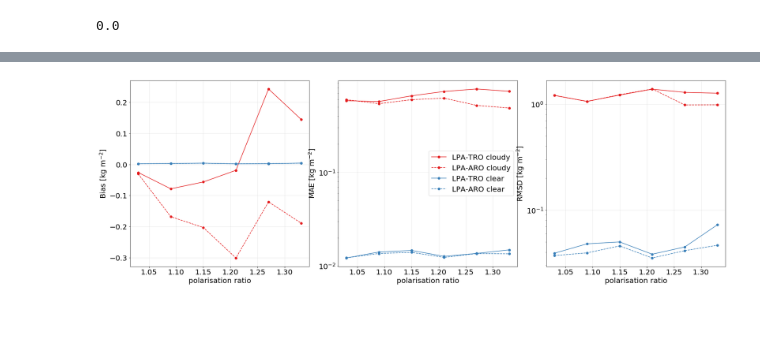
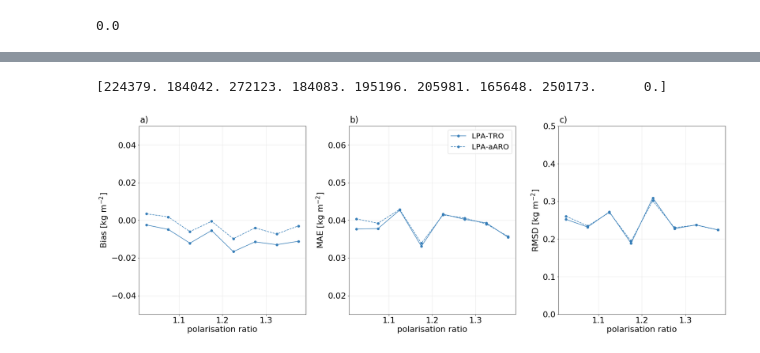
Before and after one commit to ikaur17/IWC2TB, a Jupyter notebook: notebooks/comparison_aro_tro.ipynb, the cells around one changed output, grey strips where cells are left out. Drawn from its saved outputs; the diff is of its cells as text; code cells hidden in the pictures; blank space fills up the shorter version.

```diff
--- a/notebooks/comparison_aro_tro.ipynb
+++ b/notebooks/comparison_aro_tro.ipynb
@@ -18,7 +20,7 @@ AY_mean = []
 PR      = []
 for i in ["0"]:
 
-    filename_aro = "qrnn_gmi_nn_lpa_v" + i + "_jan.pickle"
+    filename_aro = "qrnn_gmi_nn_lpa_v" + i + "_jan_v.pickle"
 
     with open(filename_aro, "rb") as f:
         ay      = pickle.load(f)
@@ -49,7 +51,7 @@ TY_mean = []
 
 for i in ["0"]:
 
-    filename_aro = "qrnn_gmi_nn_lpa_pr1_v" + i + "_jan.pickle"
+    filename_aro = "qrnn_gmi_nn_lpa_pr1_v" + i + "_jan_v.pickle"
 
     with open(filename_aro, "rb") as f:
         ty      = pickle.load(f)
@@ -599,15 +467,15 @@ statistics_aro[0, :] = stats(AY_mean, AY)
 statistics_tro[0, :] = stats(TY_mean, TY)
 
 # PR < 1.15
-amask = PR <= 1.15
+amask = (PR <= 1.15) & (stype == 0)
 statistics_aro[1, :] = stats(AY_mean[amask], AY[amask])
 statistics_tro[1, :] = stats(TY_mean[amask], TY[amask])
 
-amask = (PR > 1.15) & (PR <= 1.25)
+amask = (PR > 1.15) & (PR <= 1.25) & (stype == 0)
 statistics_aro[2, :] = stats(AY_mean[amask], AY[amask])
 statistics_tro[2, :] = stats(TY_mean[amask], TY[amask])
 
-amask = PR > 1.25
+amask = (PR > 1.25) & (stype == 0)
 statistics_aro[3, :] = stats(AY_mean[amask], AY[amask])
 statistics_tro[3, :] = stats(TY_mean[amask], TY[amask])
 
@@ -685,8 +553,17 @@ DF_tro
 # %%
 def plot_stats(amask1, fig, ax, c, offset, labels, figname = "statistics.png"):
+
+    prbins   = np.arange(1, 1.41, 0.05)
+    prcenter = (prbins[1:] + prbins[:-1]) * 0.5
+
     statistics_aro = np.zeros([prbins.size - 1, 3])
     statistics_tro = np.zeros([prbins.size - 1, 3])
     npr            = np.zeros([prbins.size - 1])
+
+
+
+    ipr   = np.digitize(PR, prbins)
+    npr   = np.zeros([prbins.size])
     for i in range(1, prbins.size):
         amask = ipr == i
         amask = np.logical_and(amask, amask1)
@@ -694,6 +571,7 @@ def plot_stats(amask1, fig, ax, c, offset, labels, figname = "statistics.png"):
         statistics_tro[i-1, :] = stats(TY_mean[amask], TY[amask])
         npr[i-1]               = np.sum(amask)
 
+    print (npr)
     DF_tro = pd.DataFrame(statistics_tro, columns = ["Bias", "MAE", "RMSD"],
                       index = prcenter)
     DF_aro = pd.DataFrame(statistics_aro, columns = ["Bias", "MAE", "RMSD"],
@@ -812,30 +665,46 @@ def three_sigma(tb):
 
     return mask
 # %%
-plt.rcParams.update({'font.size': 20})
-amask1 = AY >= 0.5
-fig, ax = plt.subplots(1, 3, figsize = [24, 8])
+plt.rcParams.update({'font.size': 22})
+from matplotlib.ticker import (MultipleLocator, FormatStrFormatter,
+                               AutoMinorLocator)
+#amask1 = (stype >=0) & (lat.ravel()> -30.0) & (lat.ravel() <= 0.0)
+amask1 = stype >=0
+fig, ax = plt.subplots(1,3, figsize = [24, 8])
 ax = ax.ravel()
 #amask1 = np.repeat(amask1.reshape(-1, 1), 4, axis = 1)
-plot_stats(amask1, fig, ax, c = colors[0], labels = ["LPA-TRO cloudy", "LPA-ARO cloudy"], offset = -0.01)
+plot_stats(amask1, fig, ax, c = colors[1], labels = ["LPA-TRO", "LPA-aARO"], offset = -0.01)
 
-amask1 = AY < 0.5
+#amask1 = AY >= 0
 
 #amask1 = np.repeat(amask1.reshape(-1, 1), 4, axis = 1)
 
-plot_stats(amask1, fig, ax, c = colors[1], labels = ["LPA-TRO clear", "LPA-ARO clear"], offset = 0,)
+#plot_stats(amask1, fig, ax, c = colors[1], labels = ["LPA-TRO clear", "LPA-aARO clear"], offset = 0,)
 
-#ax[3].legend(["cloudy", "clear"])
-#ax[0].set_yscale("log")
-ax[1].set_yscale("log")
-ax[2].set_yscale("log")
+#ax[2].set_ylim([0.01, 1])
+#ax[1].set_ylim([0.001, 0.5])
+for i in range(3):
+    ax[i].xaxis.grid(True, which='both')
+    ax[i].yaxis.set_minor_locator(MultipleLocator(0.5))
+    ax[i].yaxis.grid(True, which='both')
 
-for i in range(3):
-    ax[i].xaxis.grid(True, which='minor')
+#ax[1].set_yscale("log")
+#ax[2].set_yscale("log")
+ax[0].set_ylim([-0.05, 0.05])
+ax[1].set_ylim([0.015, 0.065])
+ax[2].set_ylim([0, 0.5])
+#ax[0].text(1., 0.052, s="a)", fontsize = 23)
+#ax[1].text(1., 0.066, s="b)",  fontsize = 23)
+#ax[2].text(1., 0.51, s="c)", fontsize = 23)
+
+ax[0].text(1.01, 0.052, s="a)", fontsize = 23)
+ax[1].text(1.01, 0.066, s="b)",  fontsize = 23)
+ax[2].text(1.01, 0.51, s="c)", fontsize = 23)
 
 fig.savefig("statistics_cloudyclear_LPA_V.pdf", bbox_inches = "tight")
 # %% [output]
+[224379. 184042. 272123. 184083. 195196. 205981. 165648. 250173.      0.]
-[figure, old version]
+[figure, new version]
 # %%
 statistics_aro = np.zeros([prbins.size - 1, 3])
 statistics_tro = np.zeros([prbins.size - 1, 3])
```
Also changed, not shown: parts of 24 cells of this notebook, 6 other files.
